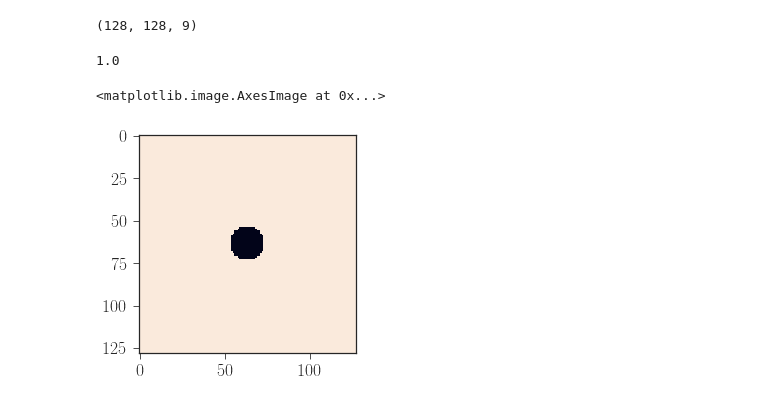
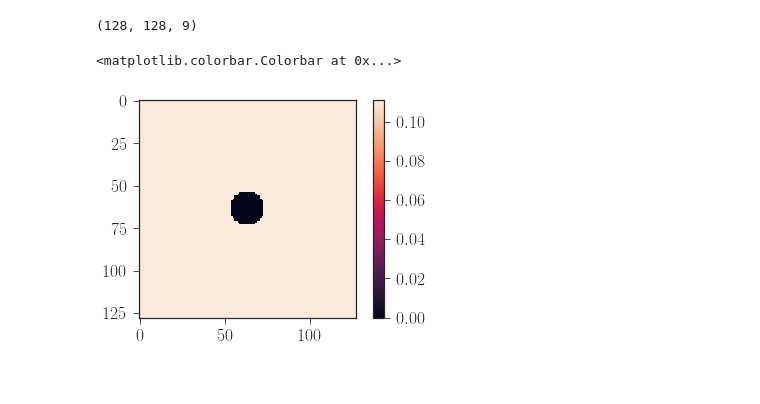
Before and after one commit to btweinstein/LB_colony_growth, a Jupyter notebook: 2018_04_23_mako_opencl_2d.ipynb, the cells around one changed output. Saved outputs shown, nothing was run; the diff lists cells and outputs as text; code cells hidden in the pictures.

```diff
--- a/2018_04_23_mako_opencl_2d.ipynb
+++ b/2018_04_23_mako_opencl_2d.ipynb
@@ -131,13 +131,10 @@ rho = dla_colony.rho.get()
 print feq.shape
 # %% [output]
 (128, 128, 9)
-# %%
-rho.max()
-# %% [output]
-1.0
-# %%
-plt.imshow(rho)
-# %% [output]
-<matplotlib.image.AxesImage at 0x...>
-[figure, removed]
+# %%
+plt.imshow(dla_colony.f_streamed.get()[:, :, 3])
+plt.colorbar()
+# %% [output]
+<matplotlib.colorbar.Colorbar at 0x...>
+[figure, added]
 # %%
```
Also changed, not shown: parts of 5 cells of this notebook, 2 other files.
